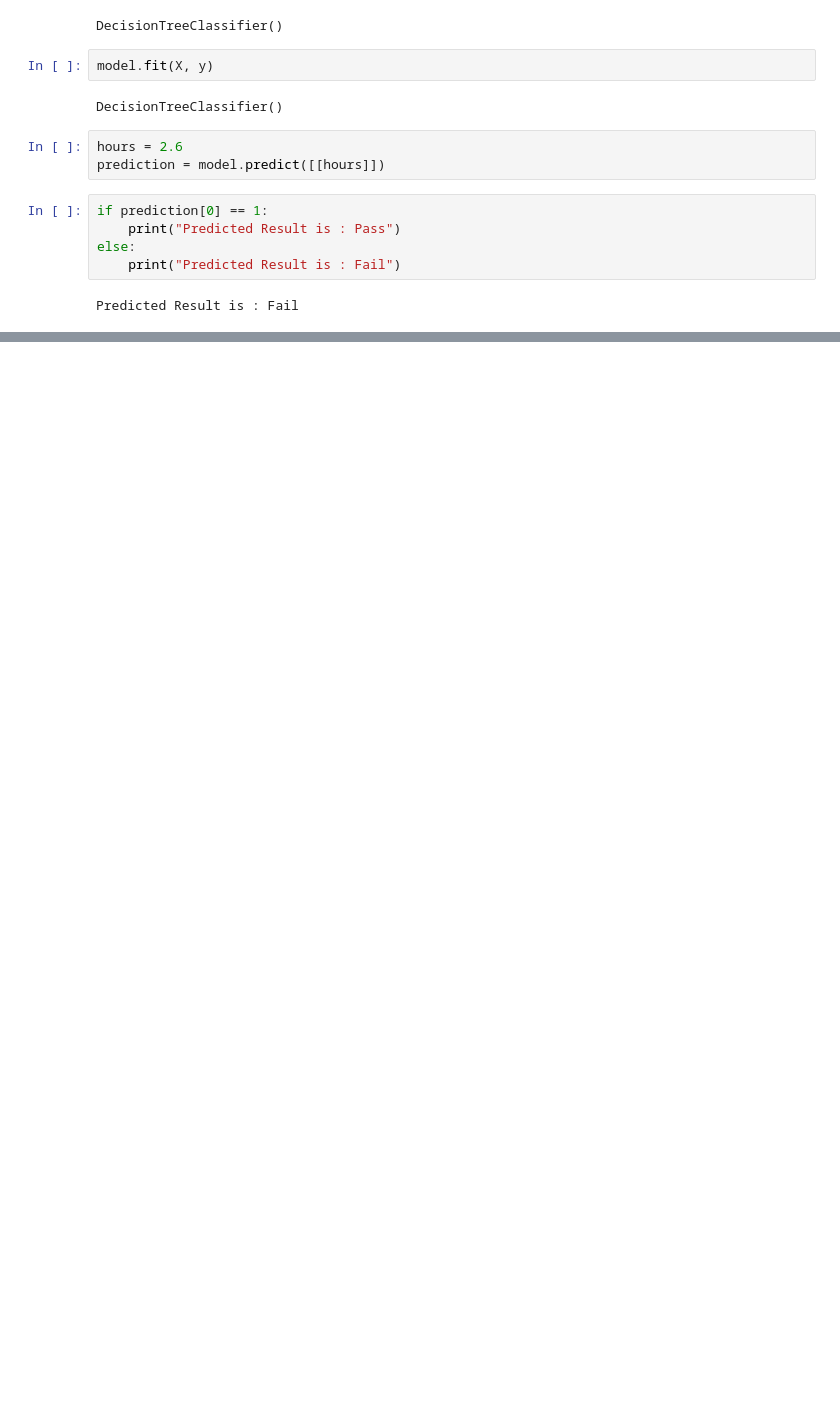
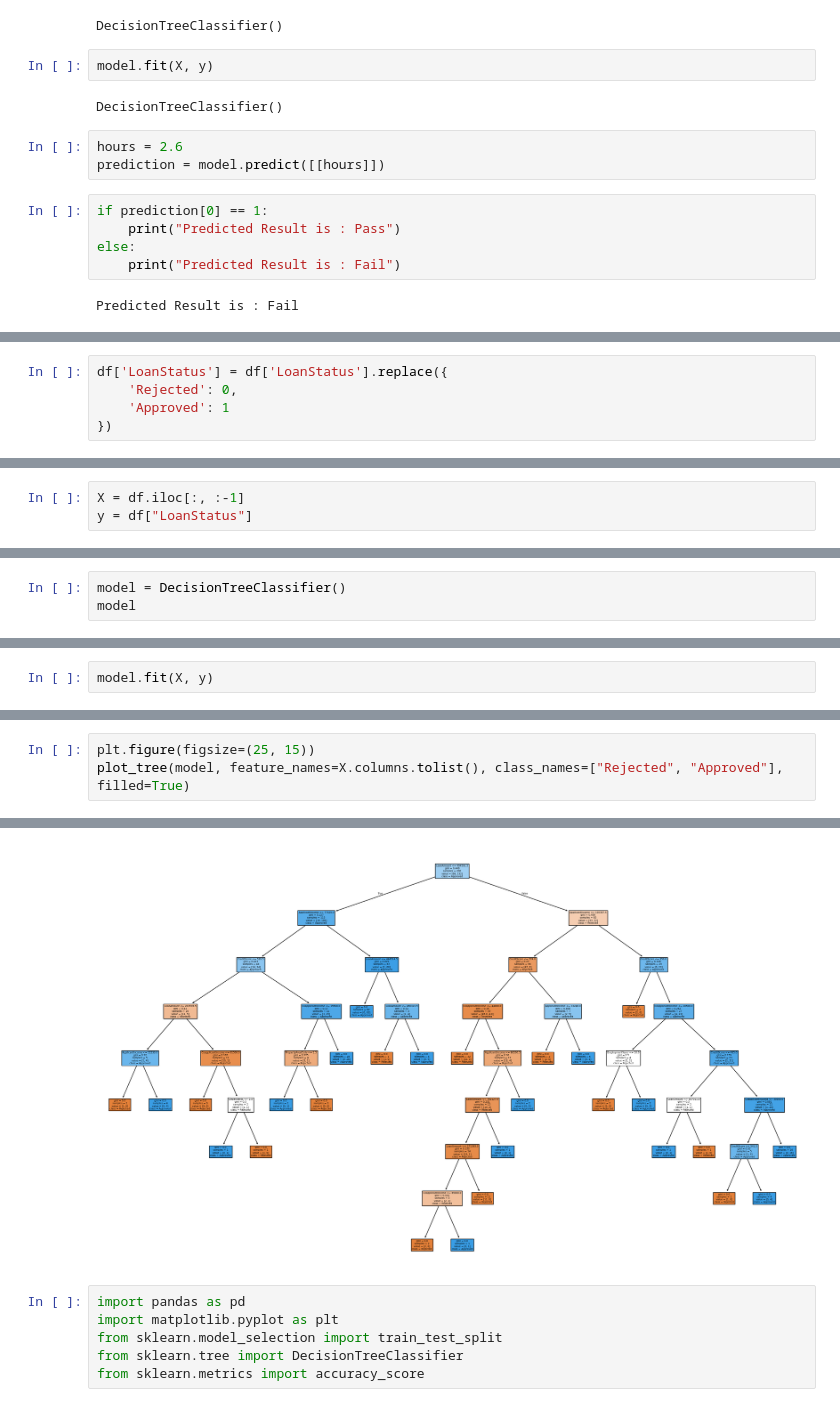
Before and after one commit to Harnoor0718/GenAI_Training, a Jupyter notebook: Day 20/Day20.ipynb, the cells around one changed output, grey strips where cells are left out. Saved outputs shown, nothing was run; the diff lists cells and outputs as text; blank space fills up the shorter version.

```diff
--- a/Day 20/Day20.ipynb
+++ b/Day 20/Day20.ipynb
@@ -25,0 +47,5 @@ Predicted Result is : Fail
+# %%
+df['LoanStatus'] = df['LoanStatus'].replace({
+    'Rejected': 0,
+    'Approved': 1
+})
@@ -25,0 +61,3 @@ Predicted Result is : Fail
+# %%
+X = df.iloc[:, :-1]
+y = df["LoanStatus"]
@@ -25,0 +70,3 @@ Predicted Result is : Fail
+# %%
+model = DecisionTreeClassifier()
+model
@@ -25,0 +75,2 @@ Predicted Result is : Fail
+# %%
+model.fit(X, y)
@@ -25,0 +88,4 @@ Predicted Result is : Fail
+# %%
+plt.figure(figsize=(25, 15))
+plot_tree(model, feature_names=X.columns.tolist(), class_names=["Rejected", "Approved"], filled=True)
+# %% [output]
@@ -25,0 +109,7 @@ Predicted Result is : Fail
+[figure, added]
+# %%
+import pandas as pd
+import matplotlib.pyplot as plt
+from sklearn.model_selection import train_test_split
+from sklearn.tree import DecisionTreeClassifier
+from sklearn.metrics import accuracy_score
```
Also changed, not shown: parts of 24 cells of this notebook, 5 other files.
